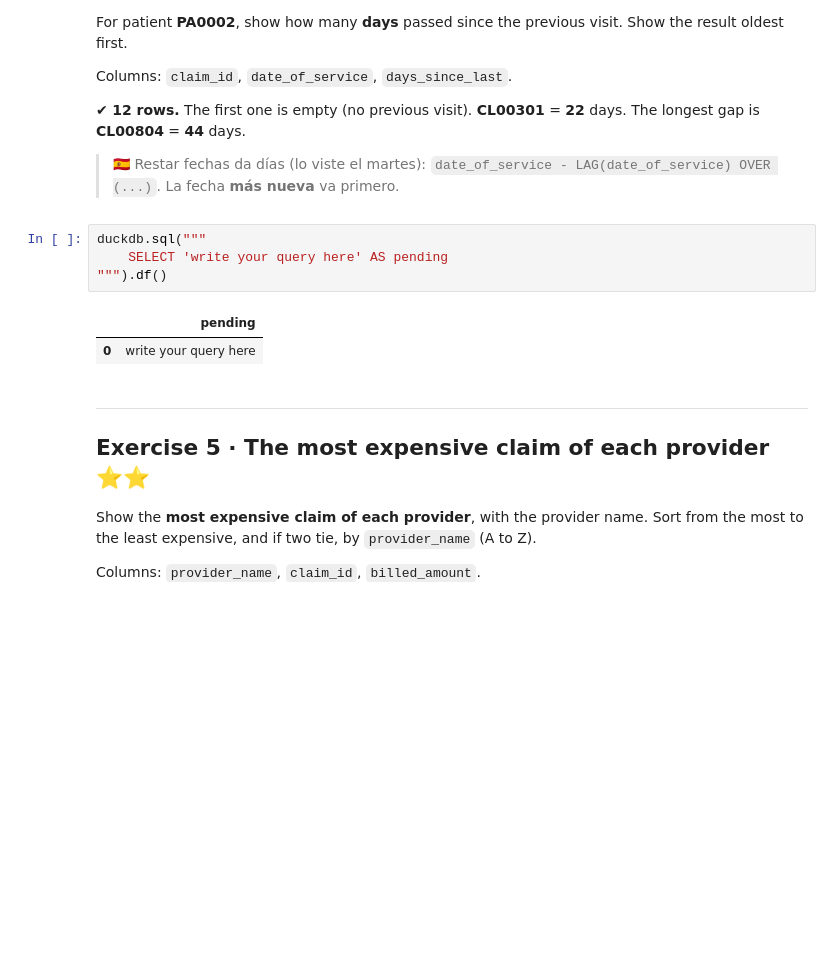
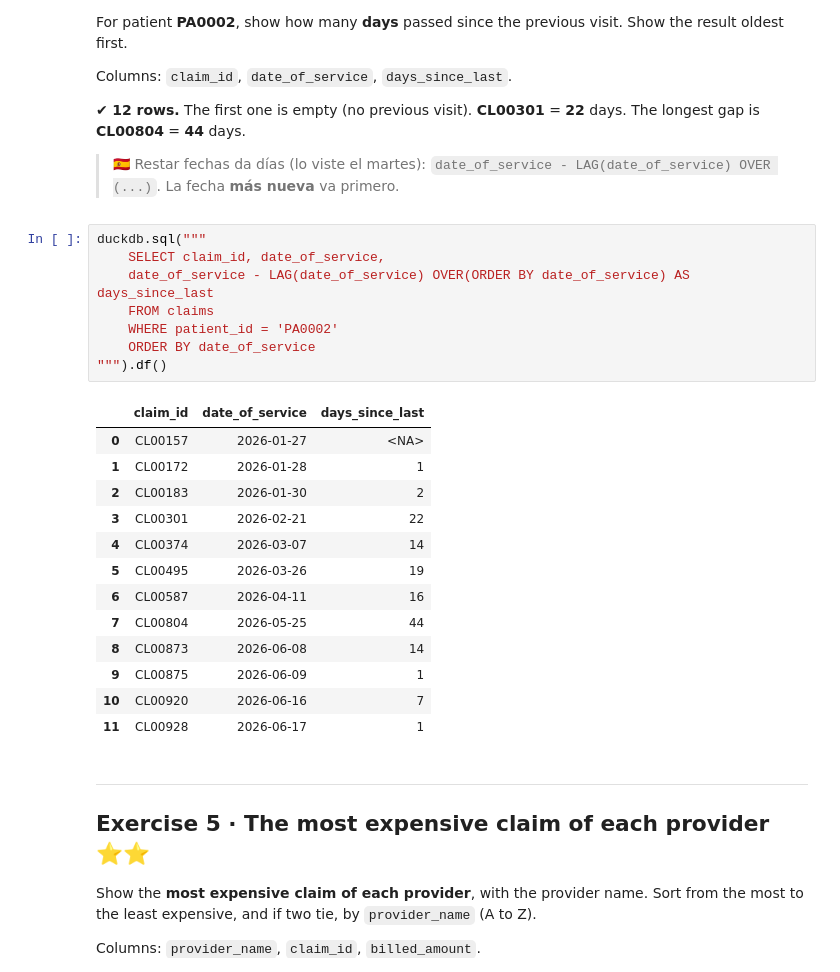
Before and after one commit to jsucso-data/sql-healthcare, a Jupyter notebook: exercises/07_window_functions.ipynb, the cells around one changed output. Saved outputs shown, nothing was run; the diff lists cells and outputs as text; blank space fills up the shorter version.

```diff
--- a/exercises/07_window_functions.ipynb
+++ b/exercises/07_window_functions.ipynb
@@ -228,11 +229,26 @@ Columns: `claim_id`, `date_of_service`, `days_since_last`.
 > 🇪🇸 Restar fechas da días (lo viste el martes): `date_of_service - LAG(date_of_service) OVER (...)`. La fecha **más nueva** va primero.
 # %%
 duckdb.sql("""
-    SELECT 'write your query here' AS pending
+    SELECT claim_id, date_of_service,
+    date_of_service - LAG(date_of_service) OVER(ORDER BY date_of_service) AS days_since_last
+    FROM claims
+    WHERE patient_id = 'PA0002'
+    ORDER BY date_of_service
 """).df()
 # %% [output]
-|  | pending |
-| 0 | write your query here |
+|  | claim_id | date_of_service | days_since_last |
+| 0 | CL00157 | 2026-01-27 | <NA> |
+| 1 | CL00172 | 2026-01-28 | 1 |
+| 2 | CL00183 | 2026-01-30 | 2 |
+| 3 | CL00301 | 2026-02-21 | 22 |
+| 4 | CL00374 | 2026-03-07 | 14 |
+| 5 | CL00495 | 2026-03-26 | 19 |
+| 6 | CL00587 | 2026-04-11 | 16 |
+| 7 | CL00804 | 2026-05-25 | 44 |
+| 8 | CL00873 | 2026-06-08 | 14 |
+| 9 | CL00875 | 2026-06-09 | 1 |
+| 10 | CL00920 | 2026-06-16 | 7 |
+| 11 | CL00928 | 2026-06-17 | 1 |
 # %% [markdown]
 ---
 ## Exercise 5 · The most expensive claim of each provider ⭐⭐
```
Also changed, not shown: parts of 4 cells of this notebook.
